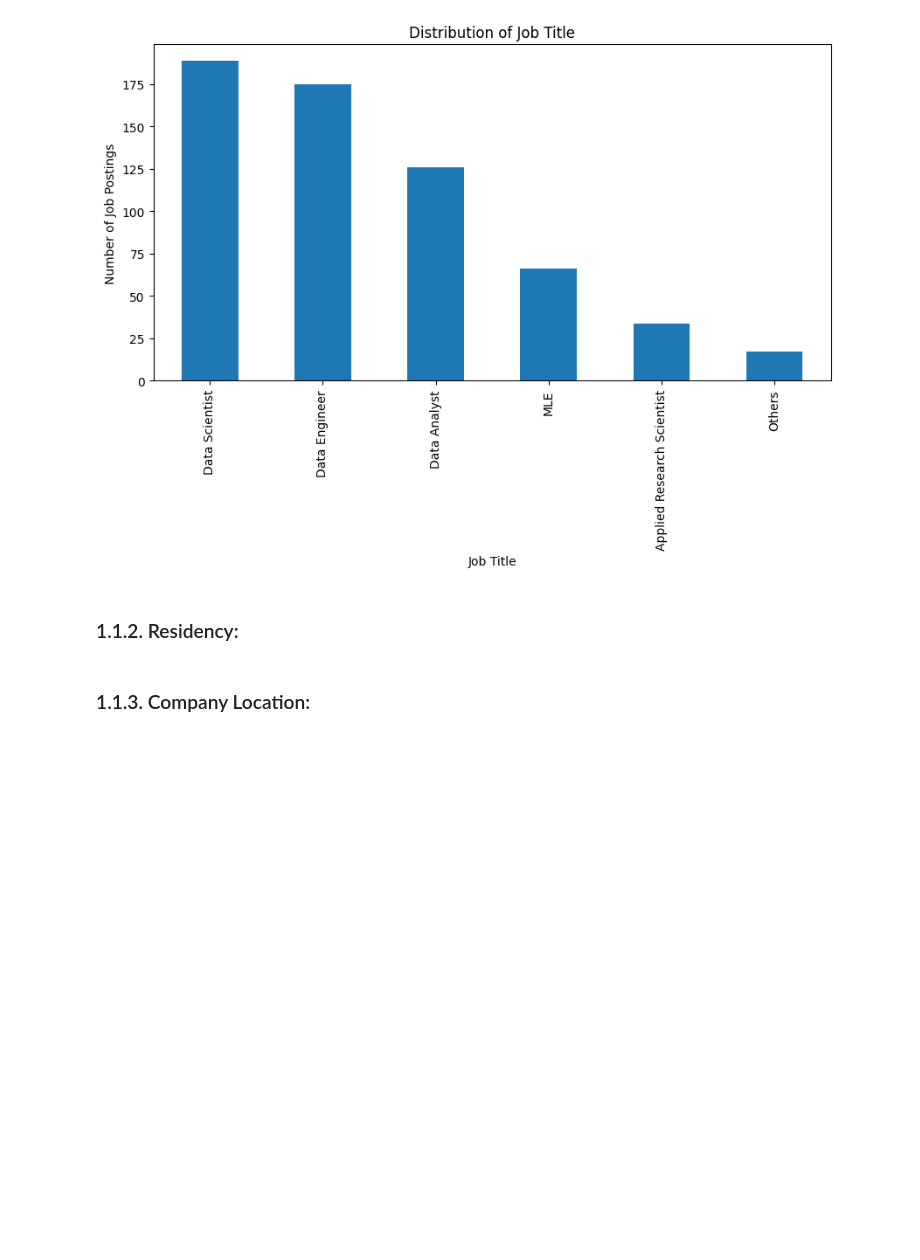
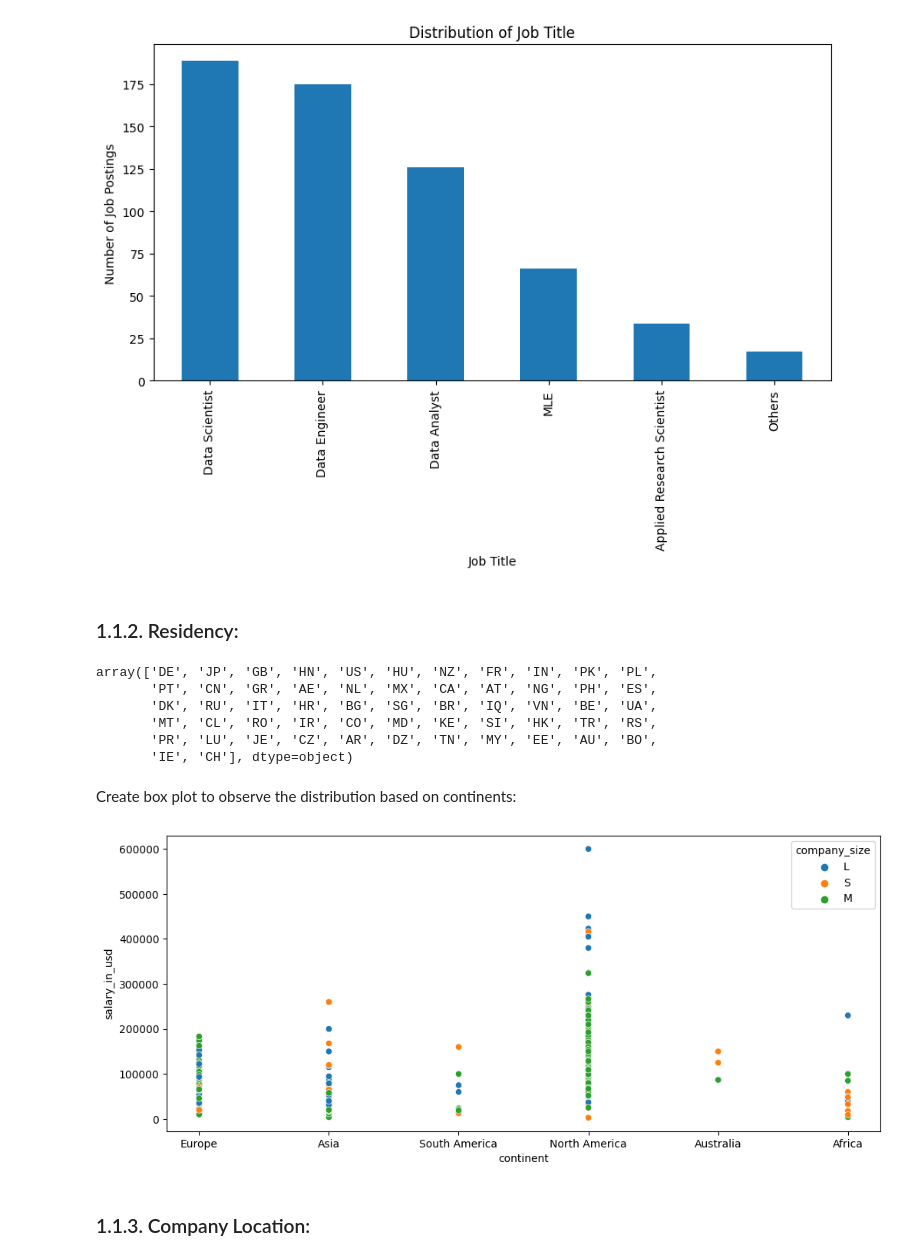
Before and after one commit to vanle2000/Data-Science-Salary-prediction, a Jupyter notebook: Data_Sciece_Salary_Prediction.ipynb, the cells around one changed output. Drawn from its saved outputs; the diff is of its cells as text; code cells hidden in the pictures; blank space fills up the shorter version.

```diff
--- a/Data_Sciece_Salary_Prediction.ipynb
+++ b/Data_Sciece_Salary_Prediction.ipynb
@@ -6,7 +8,7 @@ import sklearn
 # %% [output]
 Populating the interactive namespace from numpy and matplotlib
 # %%
-df = pd.read_csv('/content/sample_data/ds_salaries.csv')
+df = pd.read_csv('/content/ds_salaries.csv')
 df.head()
 # %% [output]
 |  | Unnamed: 0 | work_year | experience_level | employment_type | job_title | salary | salary_currency | ... |
@@ -70,3 +75,6 @@ df.describe()
+# %%
+df = df.drop('salary', axis=1, inplace=False)
+df = df.drop('salary_currency', axis=1, inplace=False)
 # %% [markdown]
 ## 1.1. Feature Extraction
 # %% [markdown]
@@ -155,3 +162,12 @@ Text(0, 0.5, 'Number of Job Postings')
 [figure]
 # %% [markdown]
 ### 1.1.2. Residency:
+# %%
+df['employee_residence'].unique()
+# %% [output]
+array(['DE', 'JP', 'GB', 'HN', 'US', 'HU', 'NZ', 'FR', 'IN', 'PK', 'PL',
+       'PT', 'CN', 'GR', 'AE', 'NL', 'MX', 'CA', 'AT', 'NG', 'PH', 'ES',
+       'DK', 'RU', 'IT', 'HR', 'BG', 'SG', 'BR', 'IQ', 'VN', 'BE', 'UA',
+       'MT', 'CL', 'RO', 'IR', 'CO', 'MD', 'KE', 'SI', 'HK', 'TR', 'RS',
+       'PR', 'LU', 'JE', 'CZ', 'AR', 'DZ', 'TN', 'MY', 'EE', 'AU', 'BO',
+       'IE', 'CH'], dtype=object)
@@ -158,2 +199,10 @@ Text(0, 0.5, 'Number of Job Postings')
+# %% [markdown]
+Create box plot to observe the distribution based on continents:
+# %%
+plt.figure(figsize=(12, 5))
+sns.scatterplot(data=df, x='continent', y='salary_in_usd', hue= 'company_size')
+plt.show()
+# %% [output]
+[figure, added]
 # %% [markdown]
 ### 1.1.3. Company Location:
```
Also changed, not shown: parts of 18 cells of this notebook.
